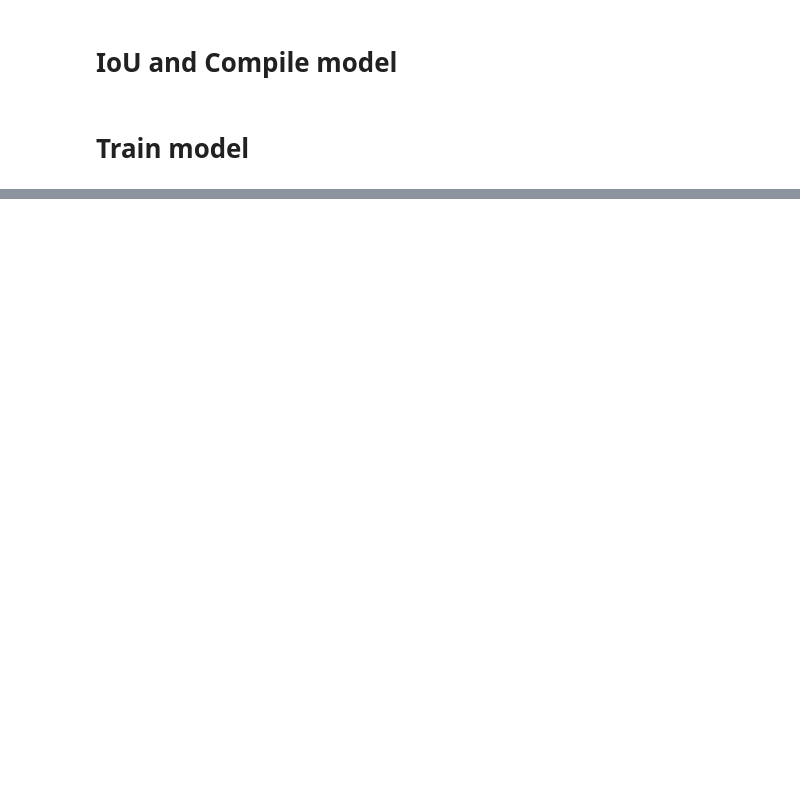
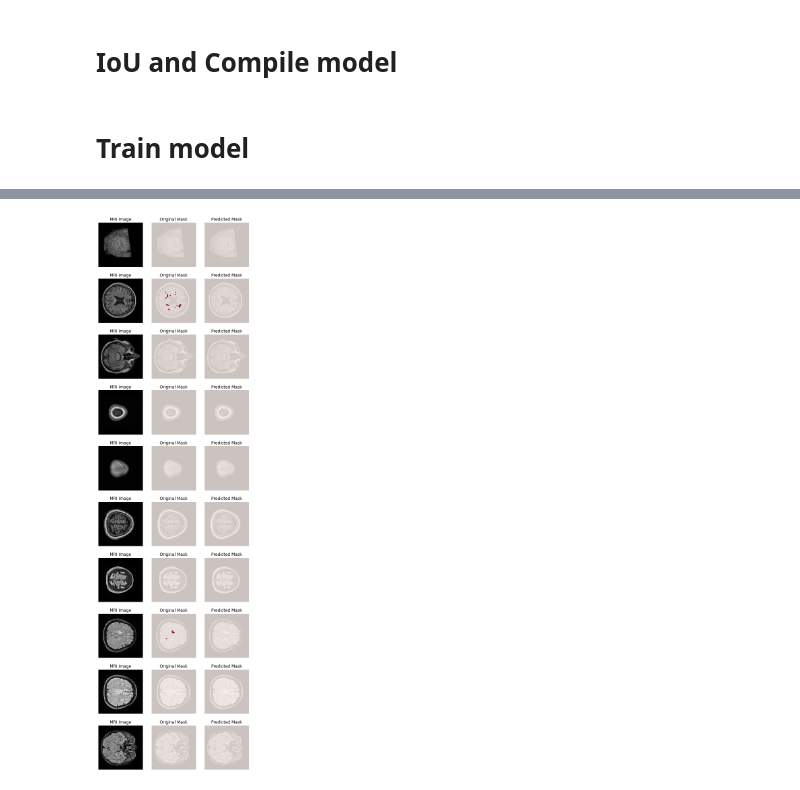
Before and after one commit to CM-Kim/unet_research, a Jupyter notebook: 03_unet_train.ipynb, the cells around one changed output, grey strips where cells are left out. Drawn from its saved outputs; the diff is of its cells as text; code cells hidden in the pictures; blank space fills up the shorter version.

```diff
--- a/03_unet_train.ipynb
+++ b/03_unet_train.ipynb
@@ -317 +326,6 @@ Text(0.5, 1.0, 'Threshold vs IoU (0.09090909090909091, 5.932887180217378e-16)')
+# %%
+THRESHOLD = 0.2
+predicted_mask = (unet.predict(image_datasets)>THRESHOLD)*1
+# %% [output]
+[figure, added]
 # %%
```
Also changed, not shown: parts of 14 cells of this notebook, 9 other files.
